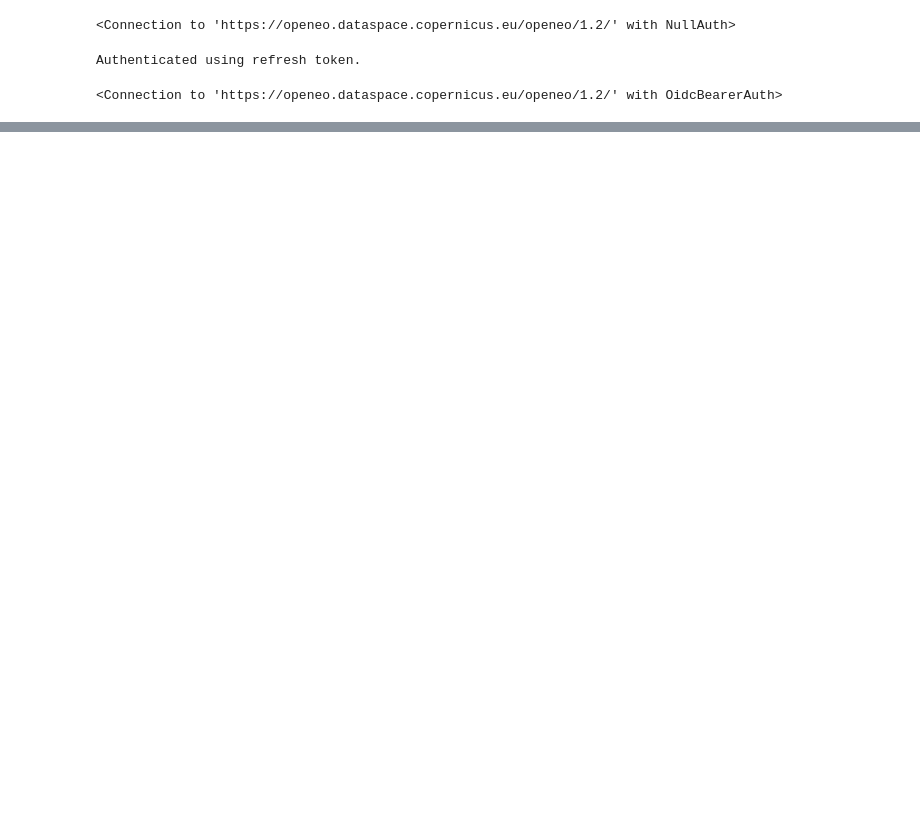
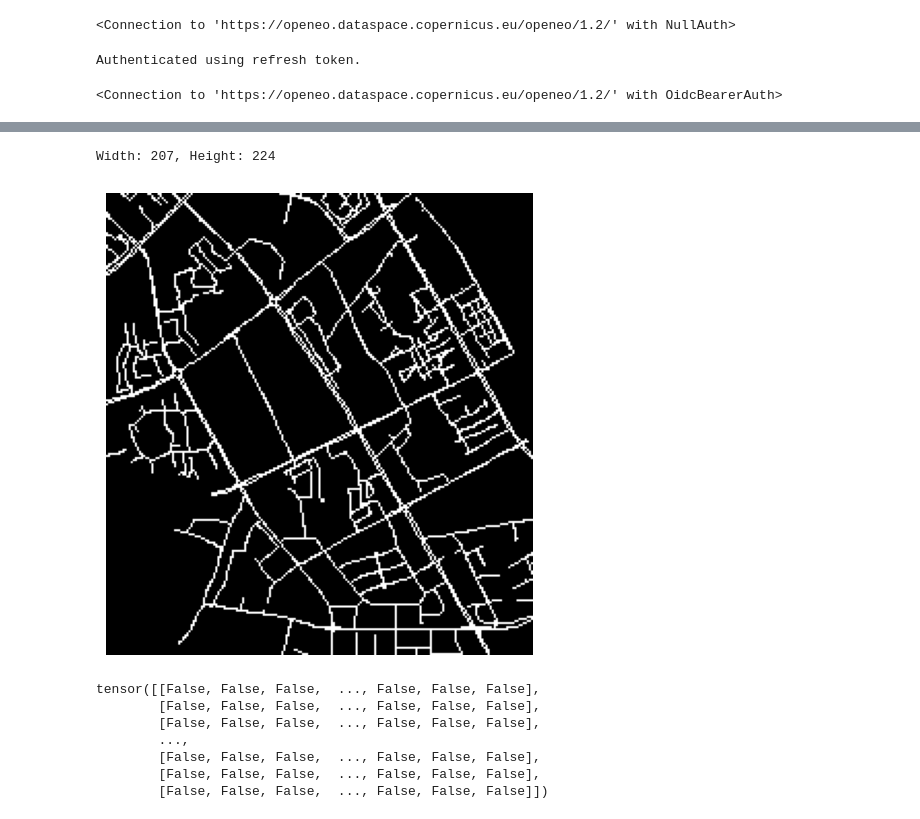
Before and after one commit to barszot/Cassini2024, a Jupyter notebook: tutorial_copernicus.ipynb, the cells around one changed output, grey strips where cells are left out. Saved outputs shown, nothing was run; the diff lists cells and outputs as text; code cells hidden in the pictures; blank space fills up the shorter version.

Commit message:
dorobiona macierz (na tej ostatniej puścić algorytm który przechodzi po najbielszych N pikslach i nei wchodzi na czarne)

```diff
--- a/tutorial_copernicus.ipynb
+++ b/tutorial_copernicus.ipynb
@@ -147,0 +167,54 @@ plt.show()
+# %%
+import os
+import numpy as np
+import geopandas as gpd
+import osmnx as ox
+from PIL import Image, ImageDraw
+import matplotlib.pyplot as plt
+import torch
+
+# Wczytanie obrazu
+image_path = "maps/kabaty_streets_pixelated_transparent.png"
+img = Image.open(image_path).convert("RGBA")  # Upewnij się, że obraz ma kanał alpha
+
+# Sprawdzenie wymiarów obrazu
+width, height = img.size
+print(f"Width: {width}, Height: {height}")
+
+# Tworzenie macierzy numpy
+data = np.array(img)
+
+# Tworzenie macierzy boolowskiej
+# Czerwony kolor w RGBA to (255, 0, 0, 255)
+# Przezroczysty kolor to (255, 255, 255, 0) lub (0, 0, 0, 0)
+red_pixels = (data[:, :, 0] == 255) & (data[:, :, 1] == 0) & (data[:, :, 2] == 0) & (data[:, :, 3] == 255)
+transparent_pixels = (data[:, :, 3] == 0)
+
+# Stworzenie macierzy boolowskiej (1 dla czerwonych pikseli, 0 dla przezroczystych)
+bool_array = np.zeros((height, width), dtype=np.bool_)
+bool_array[red_pixels] = 1  # Ustawienie czerwonych pikseli na 1
+
+# Konwersja na tensor PyTorch
+torch_tensor = torch.tensor(bool_array, dtype=torch.bool)
+
+# Zapisanie macierzy numpy jako plik .npy (opcjonalne)
+np.save("maps/kabaty_streets_bool_array.npy", bool_array)
+
+# Wyświetlenie obrazu w Jupyter Notebook
+plt.figure(figsize=(6, 6))
+plt.imshow(bool_array, cmap='gray')  # Użyj szarości dla wyświetlenia
+plt.axis('off')  # Ukrycie osi
+plt.show()
+
+# Wydrukowanie tensoru PyTorch
+print(torch_tensor)
+# %% [output]
+Width: 207, Height: 224
+[figure, added]
+tensor([[False, False, False,  ..., False, False, False],
+        [False, False, False,  ..., False, False, False],
+        [False, False, False,  ..., False, False, False],
+        ...,
+        [False, False, False,  ..., False, False, False],
+        [False, False, False,  ..., False, False, False],
+        [False, False, False,  ..., False, False, False]])
```
Also changed, not shown: parts of 8 cells of this notebook, 1 other file.
